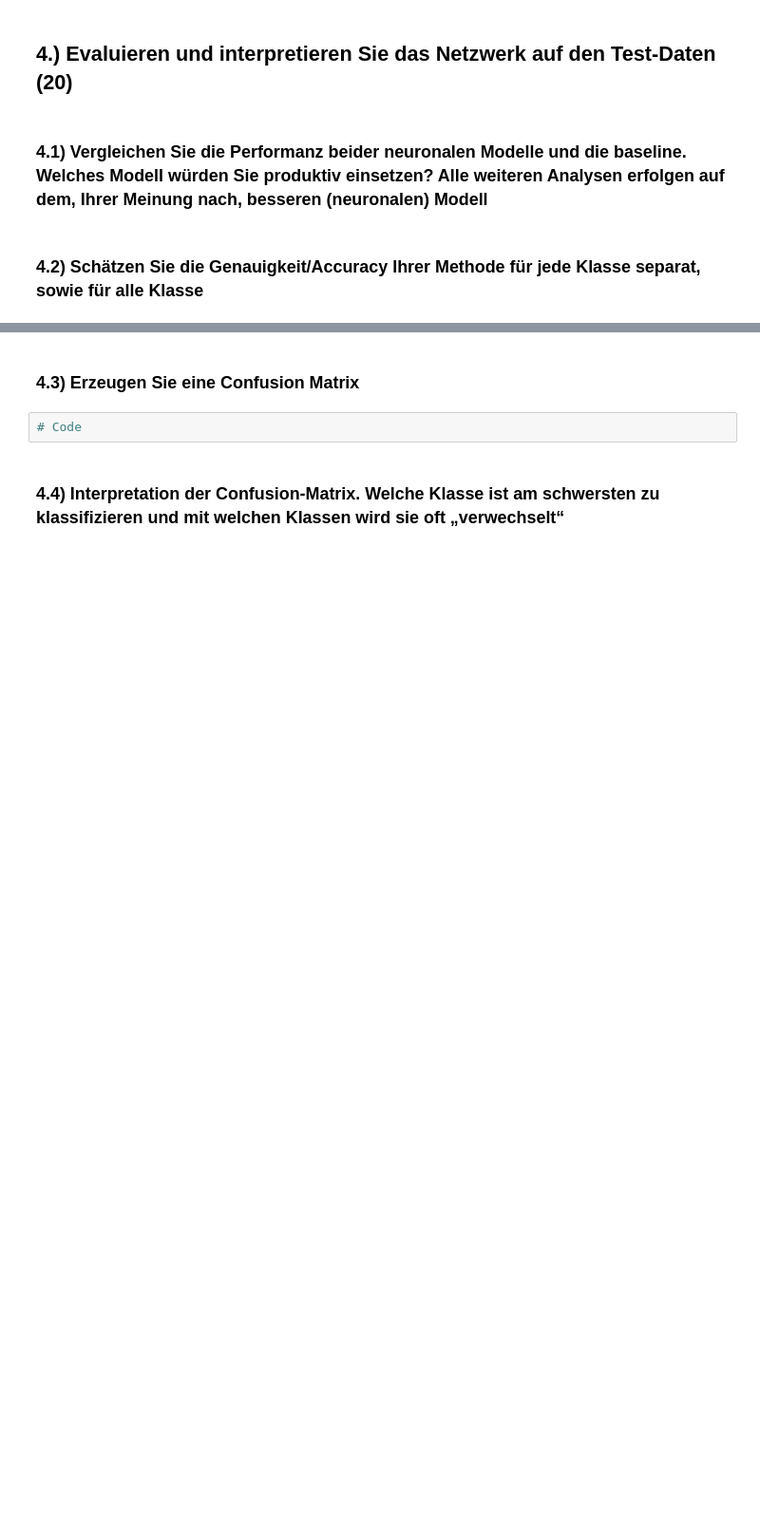
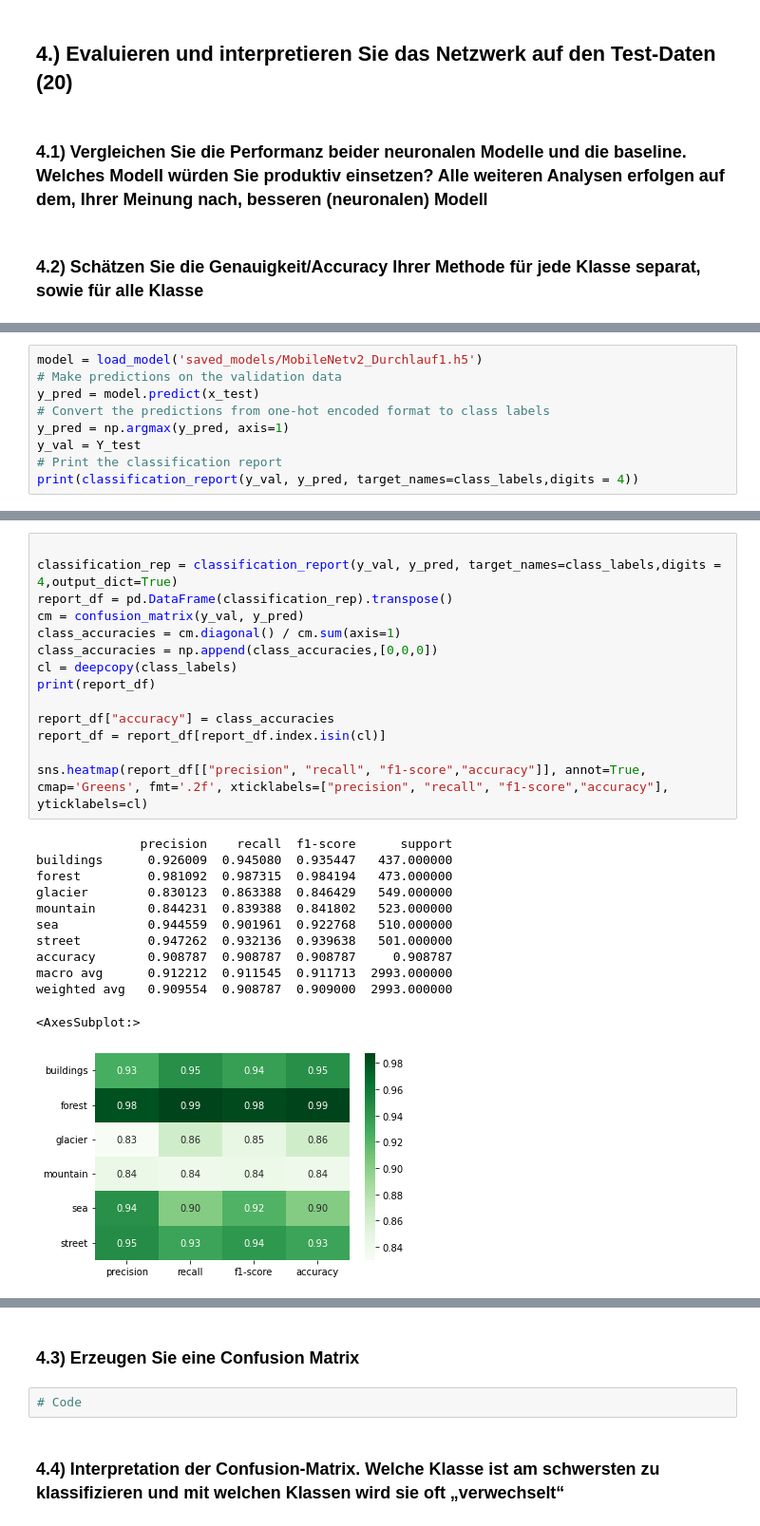
Before and after one commit to timosch11/intel-image-classification, a Jupyter notebook: prorammentwurf.ipynb, the cells around one changed output, grey strips where cells are left out. Shown at 95% size. Saved outputs shown, nothing was run; the diff lists cells and outputs as text; blank space fills up the shorter version.

```diff
--- a/prorammentwurf.ipynb
+++ b/prorammentwurf.ipynb
@@ -579,0 +649,9 @@ plt.legend()
+# %%
+model = load_model('saved_models/MobileNetv2_Durchlauf1.h5')
+# Make predictions on the validation data
+y_pred = model.predict(x_test)
+# Convert the predictions from one-hot encoded format to class labels
+y_pred = np.argmax(y_pred, axis=1)
+y_val = Y_test
+# Print the classification report
+print(classification_report(y_val, y_pred, target_names=class_labels,digits = 4))
@@ -579,0 +672,27 @@ plt.legend()
+# %%
+
+classification_rep = classification_report(y_val, y_pred, target_names=class_labels,digits = 4,output_dict=True)
+report_df = pd.DataFrame(classification_rep).transpose()
+cm = confusion_matrix(y_val, y_pred)
+class_accuracies = cm.diagonal() / cm.sum(axis=1)
+class_accuracies = np.append(class_accuracies,[0,0,0])
+cl = deepcopy(class_labels)
+print(report_df)
+
+report_df["accuracy"] = class_accuracies
+report_df = report_df[report_df.index.isin(cl)]
+
+sns.heatmap(report_df[["precision", "recall", "f1-score","accuracy"]], annot=True, cmap='Greens', fmt='.2f', xticklabels=["precision", "recall", "f1-score","accuracy"], yticklabels=cl)
+# %% [output]
+              precision    recall  f1-score      support
+buildings      0.926009  0.945080  0.935447   437.000000
+forest         0.981092  0.987315  0.984194   473.000000
+glacier        0.830123  0.863388  0.846429   549.000000
+mountain       0.844231  0.839388  0.841802   523.000000
+sea            0.944559  0.901961  0.922768   510.000000
+street         0.947262  0.932136  0.939638   501.000000
+accuracy       0.908787  0.908787  0.908787     0.908787
+macro avg      0.912212  0.911545  0.911713  2993.000000
+weighted avg   0.909554  0.908787  0.909000  2993.000000
+<AxesSubplot:>
+[figure, added]
```
Also changed, not shown: parts of 19 cells of this notebook, 3 other files.
